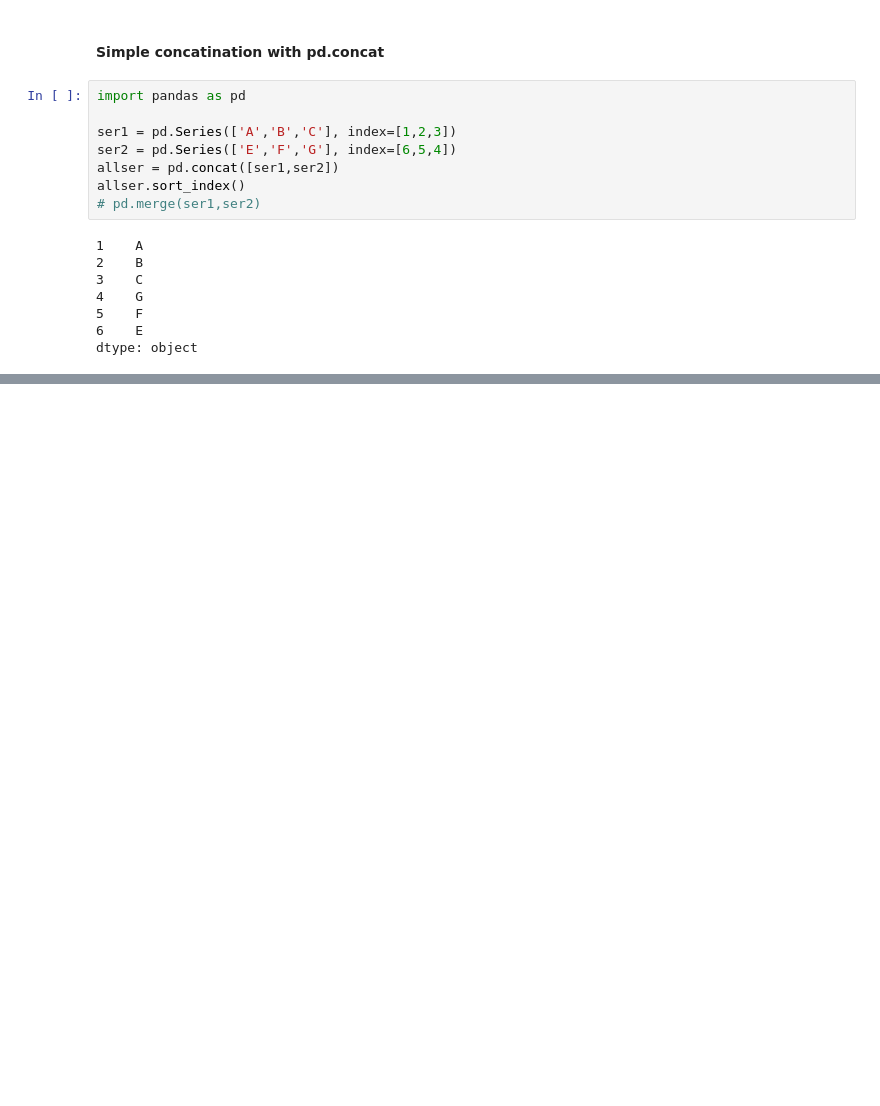
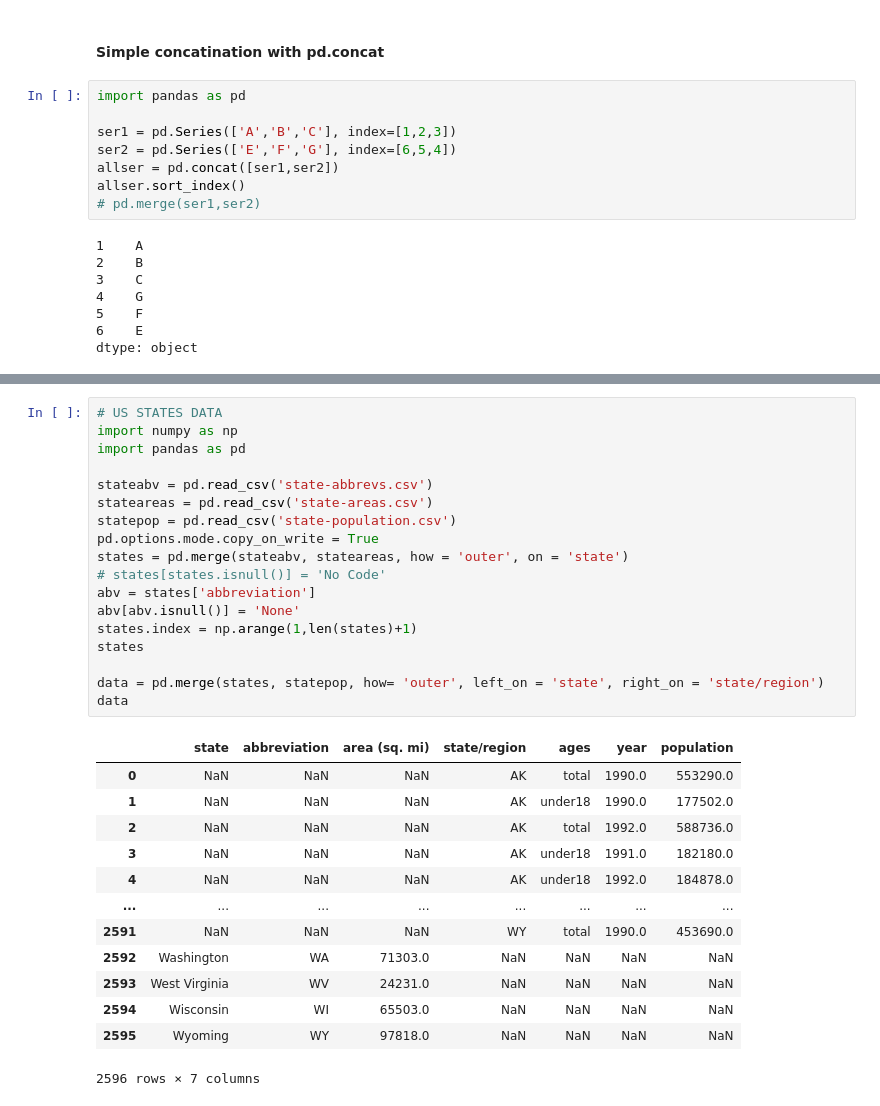
Before and after one commit to HerbSek/Learning-Data-Science, a Jupyter notebook: pandas.ipynb, the cells around one changed output, grey strips where cells are left out. Cells and saved outputs as stored; diff of their text form; blank space fills up the shorter version.

Commit message:
Cleaning and Merging US State Data

```diff
--- a/pandas.ipynb
+++ b/pandas.ipynb
@@ -463,0 +500,32 @@ dtype: object
+# %%
+# US STATES DATA
+import numpy as np
+import pandas as pd
+
+stateabv = pd.read_csv('state-abbrevs.csv')
+stateareas = pd.read_csv('state-areas.csv')
+statepop = pd.read_csv('state-population.csv')
+pd.options.mode.copy_on_write = True
+states = pd.merge(stateabv, stateareas, how = 'outer', on = 'state')
+# states[states.isnull()] = 'No Code'
+abv = states['abbreviation']
+abv[abv.isnull()] = 'None'
+states.index = np.arange(1,len(states)+1)
+states
+
+data = pd.merge(states, statepop, how= 'outer', left_on = 'state', right_on = 'state/region')
+data
+# %% [output]
+|  | state | abbreviation | area (sq. mi) | state/region | ages | year | population |
+| 0 | NaN | NaN | NaN | AK | total | 1990.0 | 553290.0 |
+| 1 | NaN | NaN | NaN | AK | under18 | 1990.0 | 177502.0 |
+| 2 | NaN | NaN | NaN | AK | total | 1992.0 | 588736.0 |
+| 3 | NaN | NaN | NaN | AK | under18 | 1991.0 | 182180.0 |
+| 4 | NaN | NaN | NaN | AK | under18 | 1992.0 | 184878.0 |
+| ... | ... | ... | ... | ... | ... | ... | ... |
+| 2591 | NaN | NaN | NaN | WY | total | 1990.0 | 453690.0 |
+| 2592 | Washington | WA | 71303.0 | NaN | NaN | NaN | NaN |
+| 2593 | West Virginia | WV | 24231.0 | NaN | NaN | NaN | NaN |
+| 2594 | Wisconsin | WI | 65503.0 | NaN | NaN | NaN | NaN |
+| 2595 | Wyoming | WY | 97818.0 | NaN | NaN | NaN | NaN |
+2596 rows × 7 columns
```
Also changed, not shown: parts of 7 cells of this notebook.
